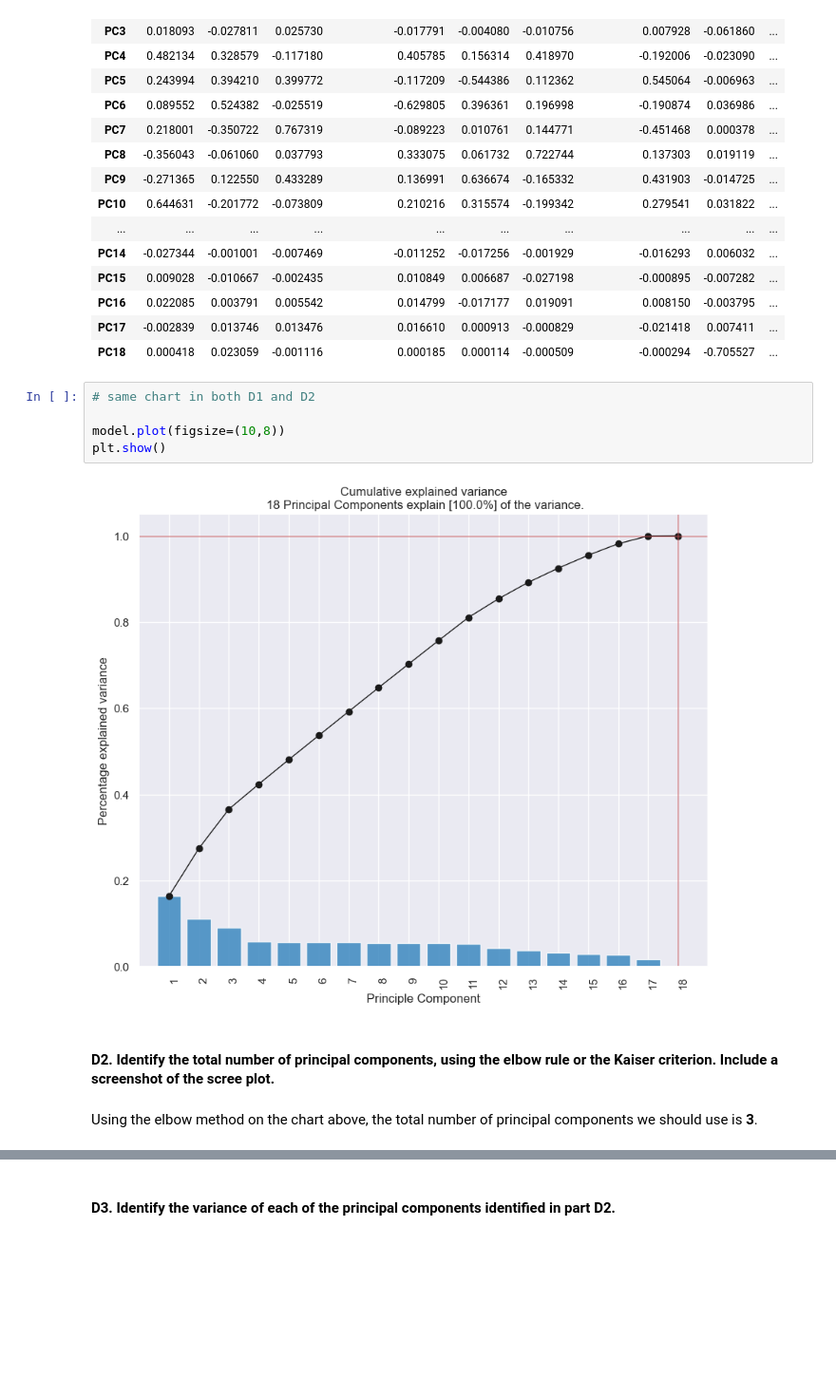
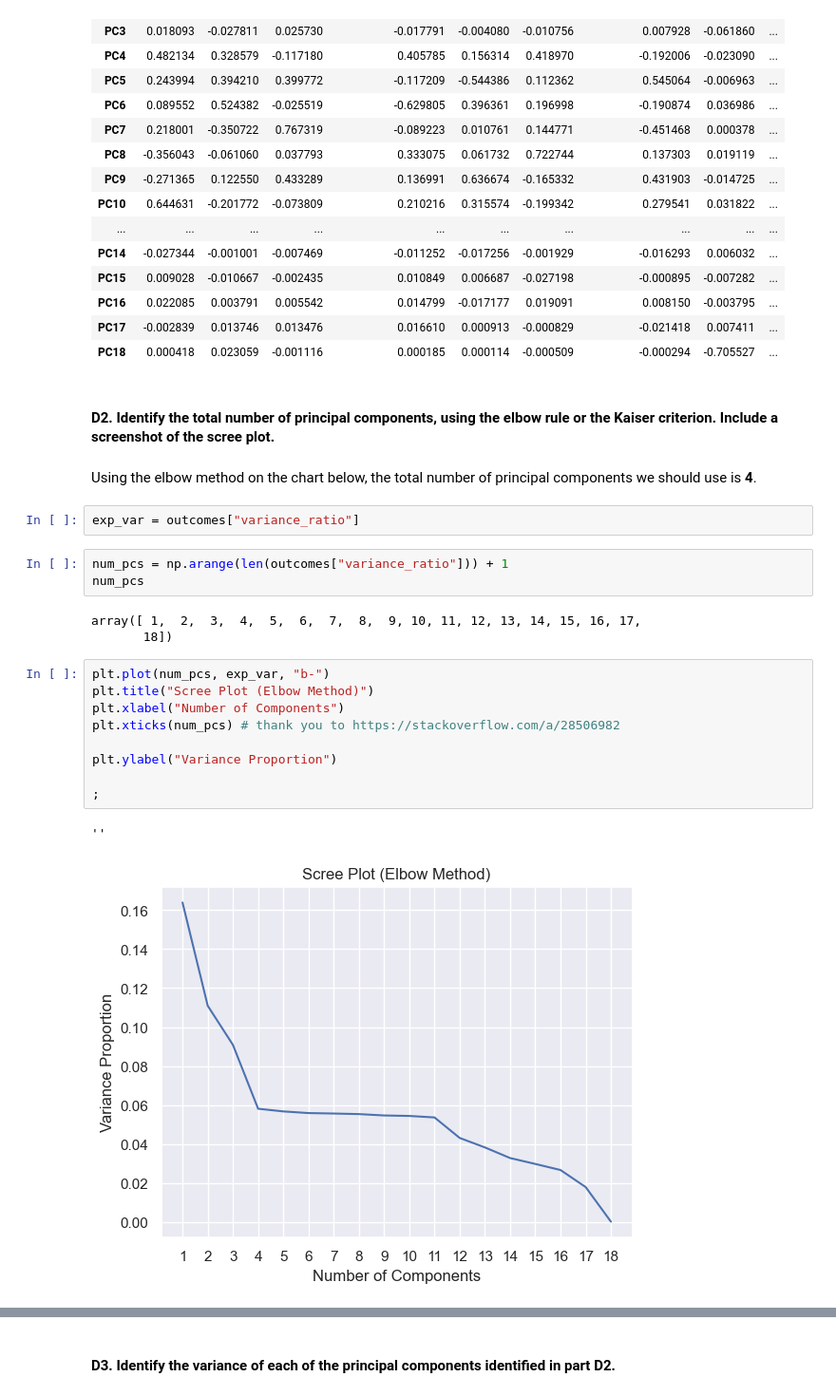
Before and after one commit to ordinaryusername1/D212, a Jupyter notebook: D212 Parker Task II.ipynb, the cells around one changed output, grey strips where cells are left out. Shown: that part at 95% size. Cells and saved outputs as stored; diff of their text form; blank space fills up the shorter version.

```diff
--- a/D212 Parker Task II.ipynb
+++ b/D212 Parker Task II.ipynb
@@ -1494,15 +1494,28 @@ loadings
 | PC16 | 0.022085 | 0.003791 | 0.005542 | 0.014799 | -0.017177 | 0.019091 | 0.008150 | -0.003795 | ... |
 | PC17 | -0.002839 | 0.013746 | 0.013476 | 0.016610 | 0.000913 | -0.000829 | -0.021418 | 0.007411 | ... |
 | PC18 | 0.000418 | 0.023059 | -0.001116 | 0.000185 | 0.000114 | -0.000509 | -0.000294 | -0.705527 | ... |
-# %%
-# same chart in both D1 and D2
-
-model.plot(figsize=(10,8))
-plt.show()
-# %% [output]
-[figure, removed]
 # %% [markdown]
 #### D2.  Identify the total number of principal components, using the elbow rule or the Kaiser criterion. Include a screenshot of the scree plot.
 # %% [markdown]
-Using the elbow method on the chart above, the total number of principal components we should use is **3**.
+Using the elbow method on the chart below, the total number of principal components we should use is **4**.
+# %%
+exp_var = outcomes["variance_ratio"]
+# %%
+num_pcs = np.arange(len(outcomes["variance_ratio"])) + 1
+num_pcs
+# %% [output]
+array([ 1,  2,  3,  4,  5,  6,  7,  8,  9, 10, 11, 12, 13, 14, 15, 16, 17,
+       18])
+# %%
+plt.plot(num_pcs, exp_var, "b-")
+plt.title("Scree Plot (Elbow Method)")
+plt.xlabel("Number of Components")
+plt.xticks(num_pcs) # thank you to https://stackoverflow.com/a/28506982
+
+plt.ylabel("Variance Proportion")
+
+;
+# %% [output]
+''
+[figure, added]
 # %%
```
Also changed, not shown: parts of 8 cells of this notebook.
